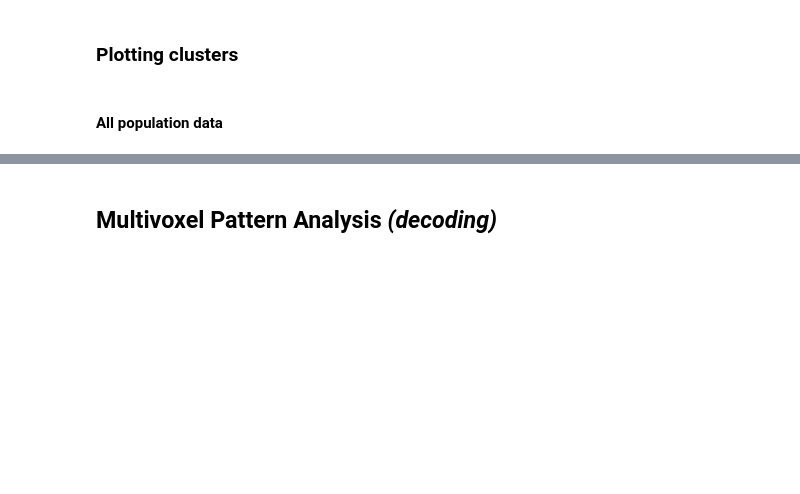
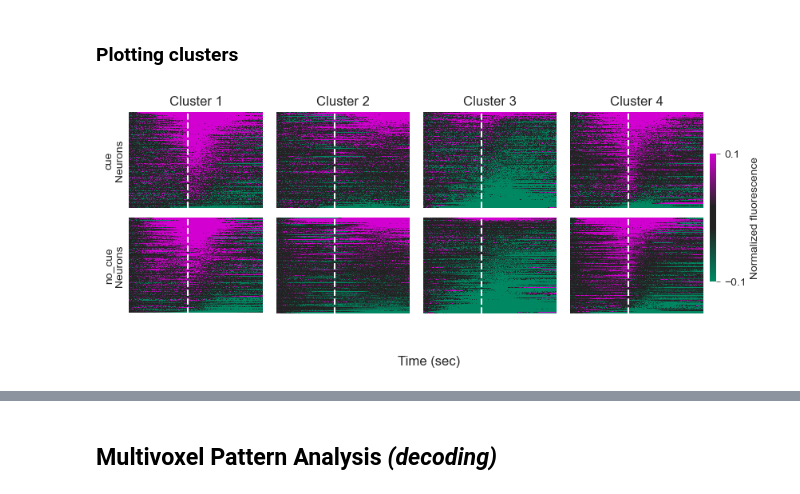
Before and after one commit to datasiansalsa/PFC_Self-Admin_Analysis, a Jupyter notebook: cue-analysis/reinstatement/RST_cue_analysis_JJB.ipynb, the cells around one changed output, grey strips where cells are left out. Saved outputs shown, nothing was run; the diff lists cells and outputs as text; code cells hidden in the pictures; blank space fills up the shorter version.

Commit message:
CueRein clustering

```diff
--- a/cue-analysis/reinstatement/RST_cue_analysis_JJB.ipynb
+++ b/cue-analysis/reinstatement/RST_cue_analysis_JJB.ipynb
@@ -1140,5 +936,3 @@ from patsy import (ModelDesc, EvalEnvironment, Term, EvalFactor, LookupFactor, d
 import matplotlib.pyplot as plt
 # %% [markdown]
 ### Plotting clusters
-# %% [markdown]
-#### All population data
@@ -1178,7 +939,7 @@ print('All labels shape:', all_newlabels.shape)
 # %%
 #cluster heatmaps
 
-sessions = ['early', 'middle', 'late', 'all'] ###SET TO THE DIFFERENT TIME POINTS THAT WERE USED FOR TRACKING
+sessions = ['cue', 'no_cue'] ###SET TO THE DIFFERENT TIME POINTS THAT WERE USED FOR TRACKING
 numclusters = 4 ###SET TO NUMBER OF CLUSTERS FOR DATASET
 uniquelabels = np.arange(numclusters)
 
@@ -1205,17 +966,11 @@ numneuronsincluster = np.nan*np.ones((len(uniquelabels),))
 
 for cluster, cluster in enumerate(uniquelabels):
     for s, session in enumerate(sessions):
-        if session == 'early':
-            temp = early_populationdata[np.where(early_newlabels==cluster)[0],:]
+        if session == 'cue':
+            temp = early_cue[np.where(early_newlabels==cluster)[0],:]
             temp = temp[np.where(np.isfinite(temp[:,0]))[0],:]
-        elif session == 'middle':
-            temp = middle_populationdata[np.where(middle_newlabels==cluster)[0],:]
-            temp = temp[np.where(np.isfinite(temp[:,0]))[0],:]
-        elif session == 'late':
-            temp = late_populationdata[np.where(late_newlabels==cluster)[0],:]
-            temp = temp[np.where(np.isfinite(temp[:,0]))[0],:]
-        elif session == 'all':
-            temp = all_populationdata[np.where(all_newlabels==cluster)[0],:]
+        elif session == 'no_cue':
+            temp = early_no_cue[np.where(early_newlabels==cluster)[0],:]
             temp = temp[np.where(np.isfinite(temp[:,0]))[0],:]
         numneuronsincluster[cluster] = temp.shape[0]
         sortresponse = np.argsort(np.mean(temp[:,sortwindow[cluster][0]:sortwindow[cluster][1]], axis=1))[::-1]
@@ -1224,33 +979,35 @@ for cluster, cluster in enumerate(uniquelabels):
                     ax=axs[s, cluster],
                     cmap=sns.diverging_palette(154, 308,n=230,s=100,sep=50,center='dark'),
                     vmin=-cmax,
                     vmax=cmax,
                     cbar=(cluster==0),
                     cbar_ax=cbar_ax if (cluster==0) else None,
                     cbar_kws={'label': 'Normalized fluorescence', 'ticks': [cmax, cmin]}
                     )
         axs[s, cluster].grid(False)
         if s==len(sessions)-1:
             axs[s, cluster].set_xticks([0, pre_window_size, infusionframe, window_size])
         else:
             axs[s, cluster].set_xticks([])
         axs[s, cluster].tick_params(width=0.5)
         axs[s, cluster].set_xticklabels([])
         axs[s, cluster].set_yticks([])
         axs[s, cluster].axvline(pre_window_size, linestyle='--', color='white', linewidth=1.5)
         if cluster==0:
             axs[s, 0].set_ylabel('%s\nNeurons'%(session))
     axs[0, cluster].set_title('Cluster %d'%(cluster+1))
 
 fig.text(0.5, 0.05, 'Time (sec)', fontsize=12,
          horizontalalignment='center', verticalalignment='center', rotation='horizontal')
 fig.tight_layout()
 
 fig.subplots_adjust(wspace=0.1, hspace=0.1)
 fig.subplots_adjust(left=0.03)
 fig.subplots_adjust(right=0.93)
 fig.subplots_adjust(bottom=0.2)
 fig.subplots_adjust(top=0.83)
+# %% [output]
+[figure, added]
 # %%
 #save fig
 #fig.savefig(os.path.join(results, 'PFC_HEROIN_SA_Acquisition_active-all_clusters_heatmaps.PDF'), format='PDF')
```
Also changed, not shown: parts of 23 cells of this notebook, 1 other file.
